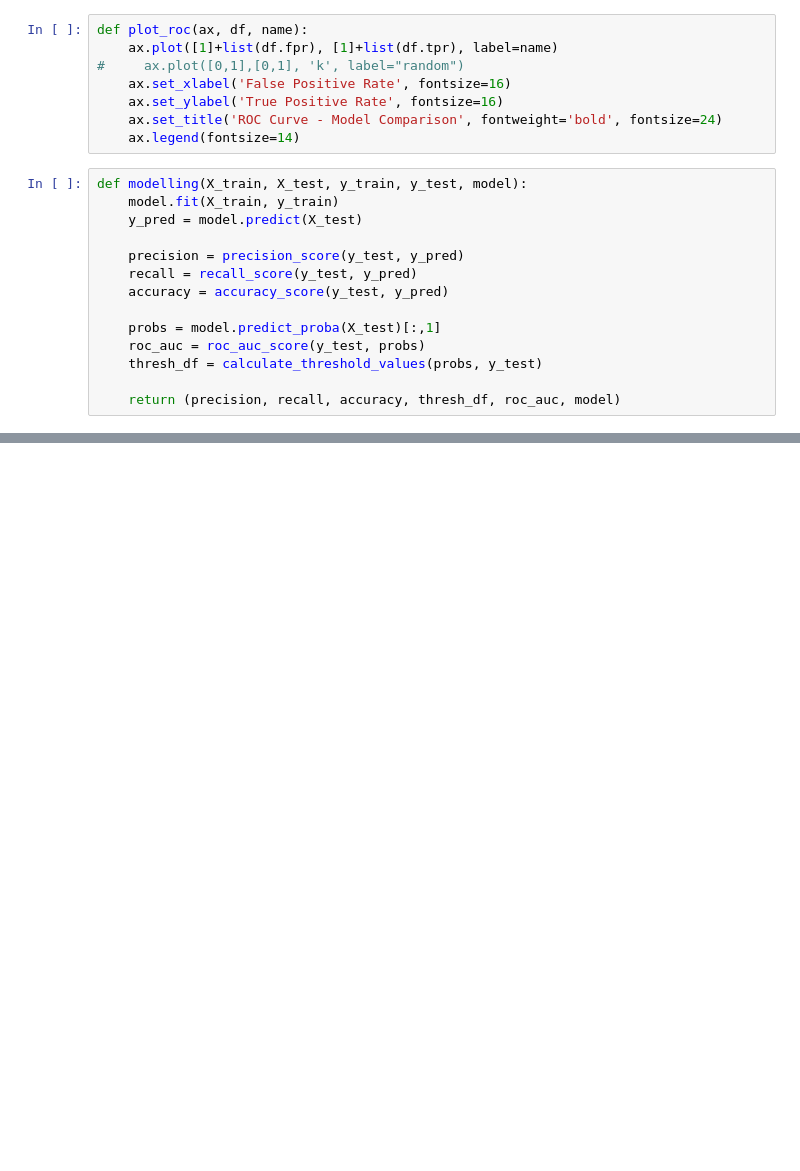
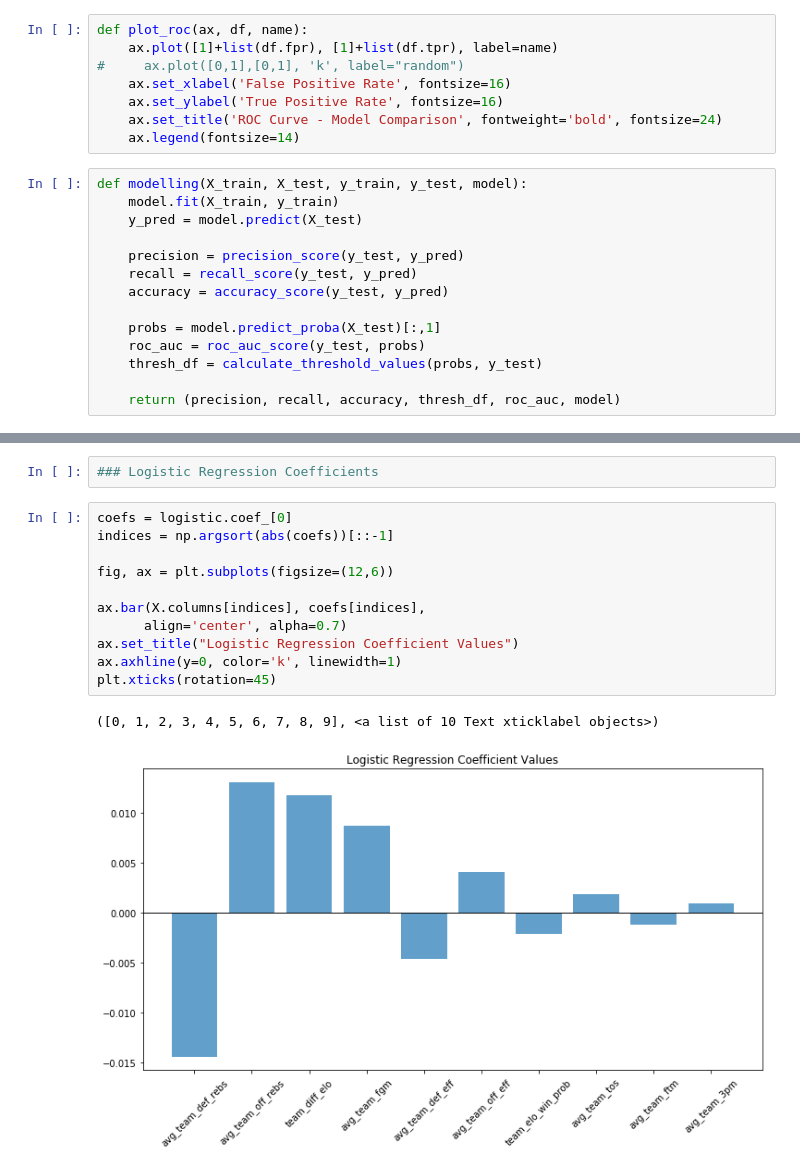
Before and after one commit to crunker99/MarchMadness2020, a Jupyter notebook: Model.ipynb, the cells around one changed output, grey strips where cells are left out. Drawn from its saved outputs; the diff is of its cells as text; blank space fills up the shorter version.

```diff
--- a/Model.ipynb
+++ b/Model.ipynb
@@ -298,0 +414,16 @@ array([[DecisionTreeRegressor(ccp_alpha=0.0, criterion='friedman_mse', max_depth
+# %%
+### Logistic Regression Coefficients
+# %%
+coefs = logistic.coef_[0]
+indices = np.argsort(abs(coefs))[::-1]
+
+fig, ax = plt.subplots(figsize=(12,6))
+
+ax.bar(X.columns[indices], coefs[indices],
+      align='center', alpha=0.7)
+ax.set_title("Logistic Regression Coefficient Values")
+ax.axhline(y=0, color='k', linewidth=1)
+plt.xticks(rotation=45)
+# %% [output]
+([0, 1, 2, 3, 4, 5, 6, 7, 8, 9], <a list of 10 Text xticklabel objects>)
+[figure, added]
```
Also changed, not shown: parts of 25 cells of this notebook.
